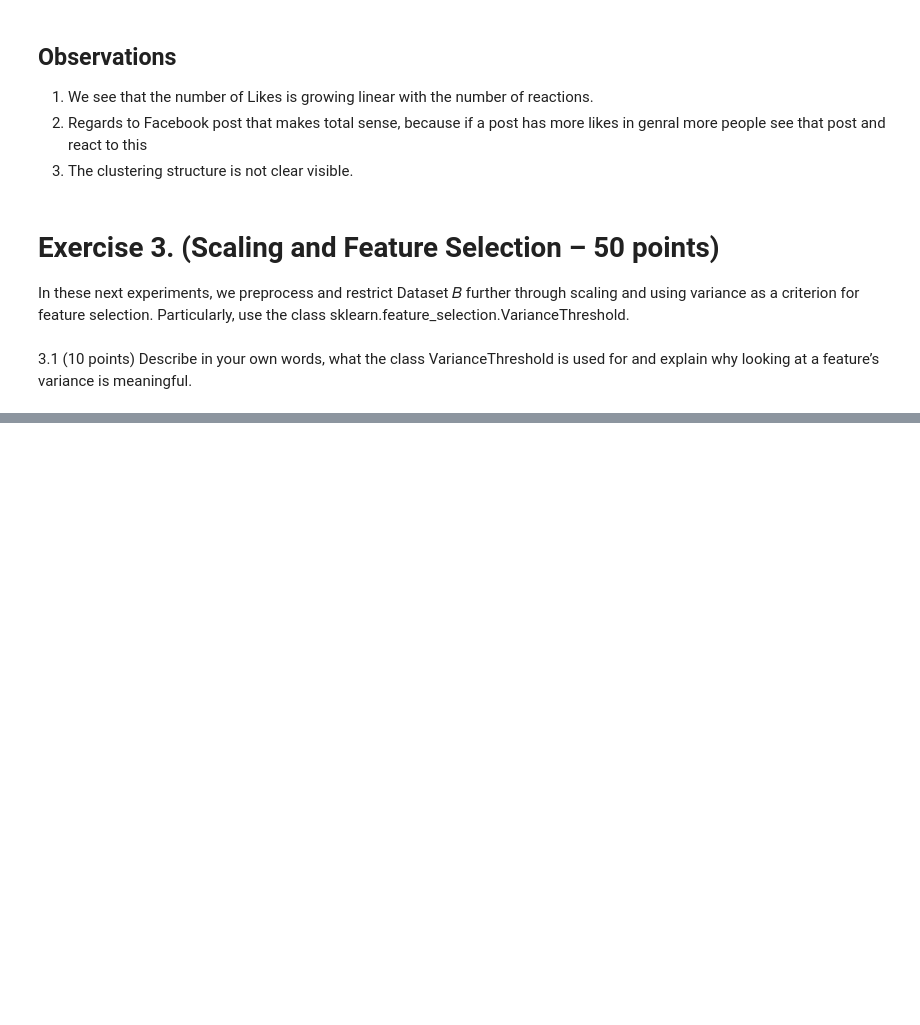
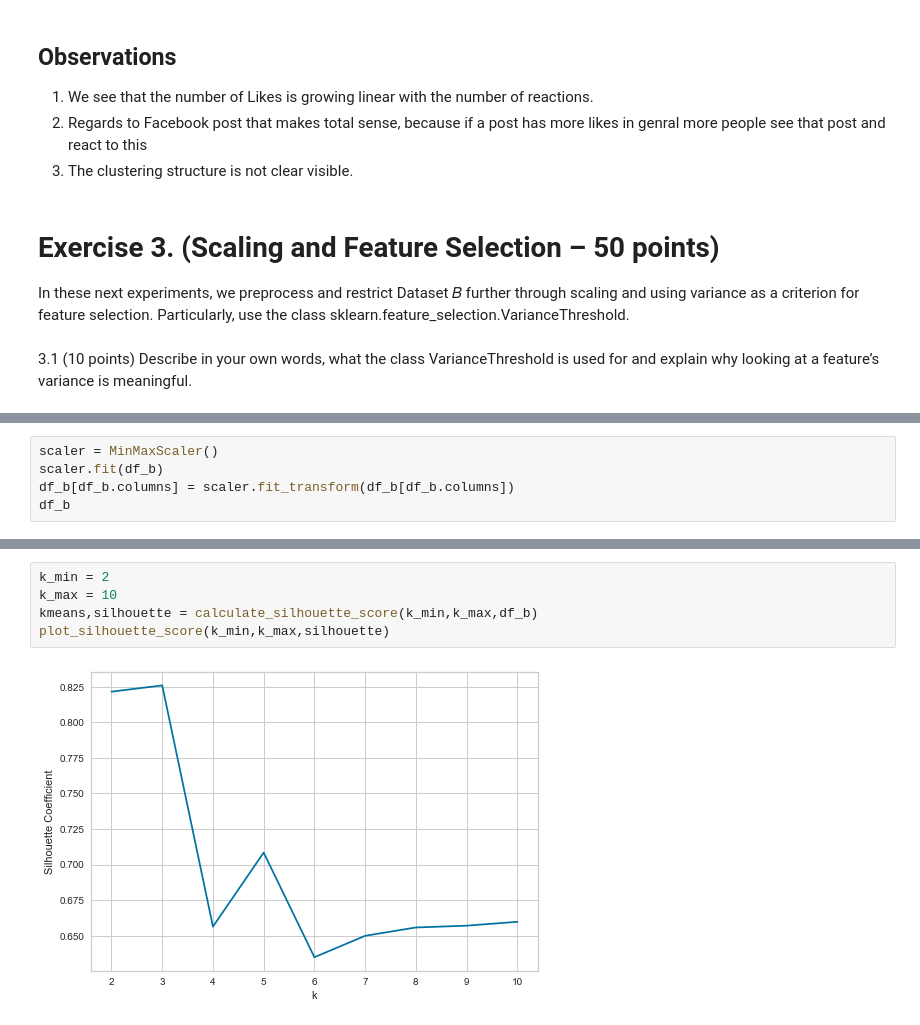
Before and after one commit to wuesten/Portfolio_1_MMS, a Jupyter notebook: portfolio_exam.ipynb, the cells around one changed output, grey strips where cells are left out. Cells and saved outputs as stored; diff of their text form; blank space fills up the shorter version.

```diff
--- a/portfolio_exam.ipynb
+++ b/portfolio_exam.ipynb
@@ -240,0 +267,5 @@ test
+# %%
+scaler = MinMaxScaler()
+scaler.fit(df_b)
+df_b[df_b.columns] = scaler.fit_transform(df_b[df_b.columns])
+df_b
@@ -240,0 +286,7 @@ test
+# %%
+k_min = 2
+k_max = 10
+kmeans,silhouette = calculate_silhouette_score(k_min,k_max,df_b)
+plot_silhouette_score(k_min,k_max,silhouette)
+# %% [output]
+[figure, added]
```
Also changed, not shown: parts of 28 cells of this notebook.
